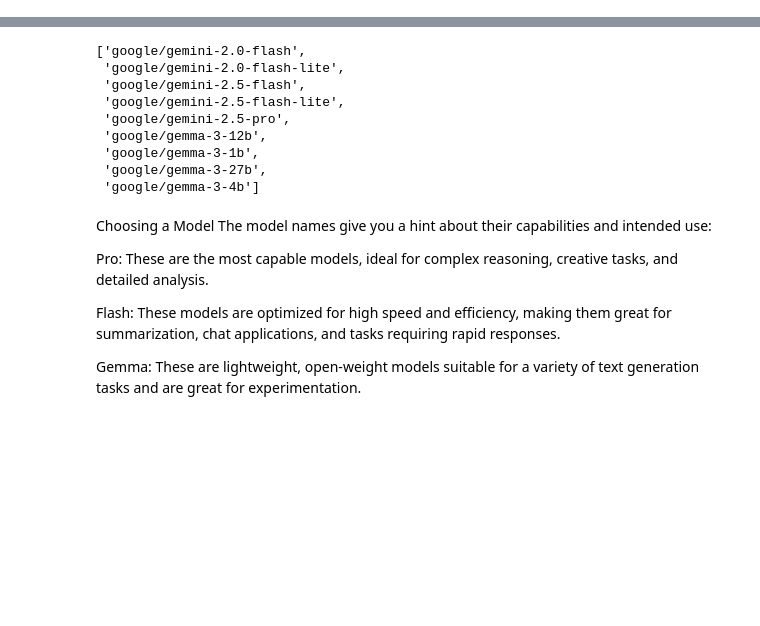
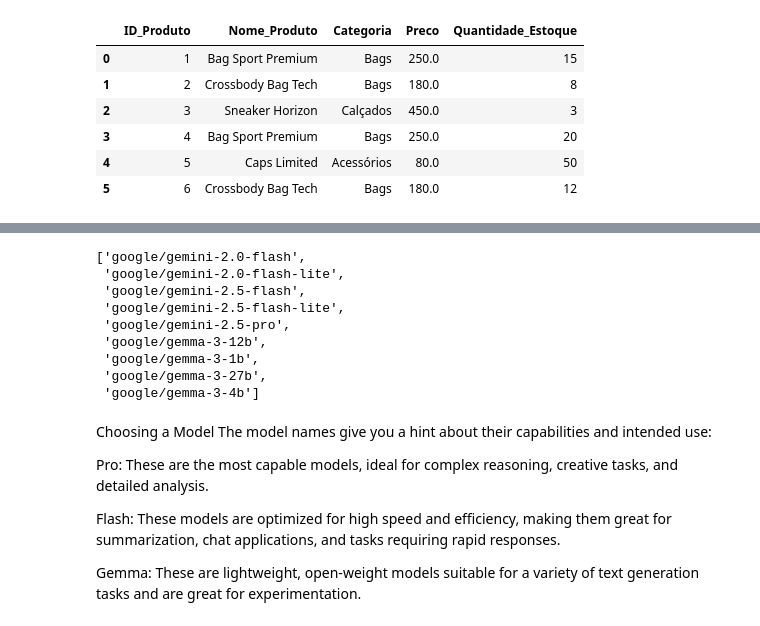
Before and after one commit to custodiopm/Estudo-Python, a Jupyter notebook: notebooks/Getting_started_with_google_colab_ai.ipynb, the cells around one changed output, grey strips where cells are left out. Drawn from its saved outputs; the diff is of its cells as text; code cells hidden in the pictures; blank space fills up the shorter version.

```diff
--- a/notebooks/Getting_started_with_google_colab_ai.ipynb
+++ b/notebooks/Getting_started_with_google_colab_ai.ipynb
@@ -9,3 +9,26 @@ Happy Coding!
 
 
 [![Open In Colab](https://colab.research.google.com/assets/colab-badge.svg)](https://colab.research.google.com/github/googlecolab/colabtools/blob/main/notebooks/Getting_started_with_google_colab_ai.ipynb)
+# %%
+# 1. Instalamos a biblioteca que permite rodar SQL no Pandas
+!pip install pandasql
+
+import pandas as pd
+from pandasql import sqldf
+
+# Criando a função que facilita rodar as consultas SQL
+pysqldf = lambda q: sqldf(q, globals())
+
+# 2. Criando o banco de dados do estoque da "Save Time"
+dados_savetime = {
+    'ID_Produto': [1, 2, 3, 4, 5, 6],
+    'Nome_Produto': ['Bag Sport Premium', 'Crossbody Bag Tech', 'Sneaker Horizon', 'Bag Sport Premium', 'Caps Limited', 'Crossbody Bag Tech'],
+    'Categoria': ['Bags', 'Bags', 'Calçados', 'Bags', 'Acessórios', 'Bags'],
+    'Preco': [250.00, 180.00, 450.00, 250.00, 80.00, 180.00],
+    'Quantidade_Estoque': [15, 8, 3, 20, 50, 12]
+}
+
+df_savetime = pd.DataFrame(dados_savetime)
+print("Ambiente preparado e tabela 'df_savetime' criada com sucesso!")
+df_savetime
+# %% [output]
@@ -11,0 +55,7 @@ Happy Coding!
+|  | ID_Produto | Nome_Produto | Categoria | Preco | Quantidade_Estoque |
+| 0 | 1 | Bag Sport Premium | Bags | 250.0 | 15 |
+| 1 | 2 | Crossbody Bag Tech | Bags | 180.0 | 8 |
+| 2 | 3 | Sneaker Horizon | Calçados | 450.0 | 3 |
+| 3 | 4 | Bag Sport Premium | Bags | 250.0 | 20 |
+| 4 | 5 | Caps Limited | Acessórios | 80.0 | 50 |
+| 5 | 6 | Crossbody Bag Tech | Bags | 180.0 | 12 |
```
Also changed, not shown: parts of 4 cells of this notebook.
